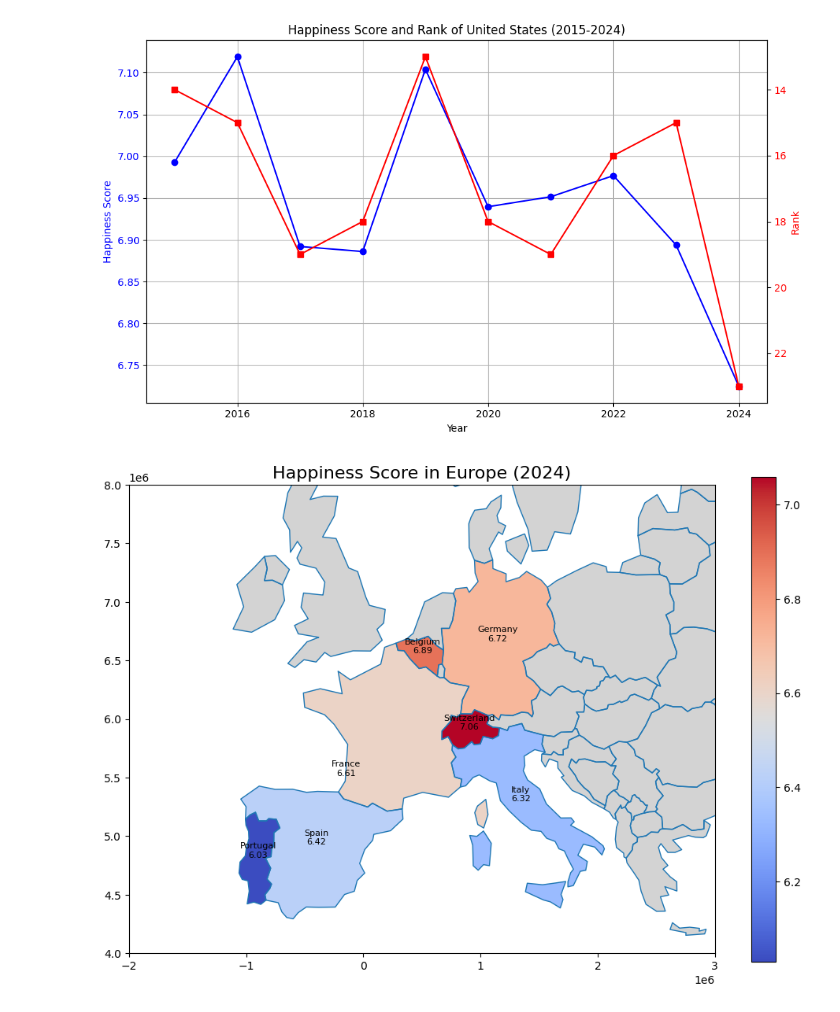
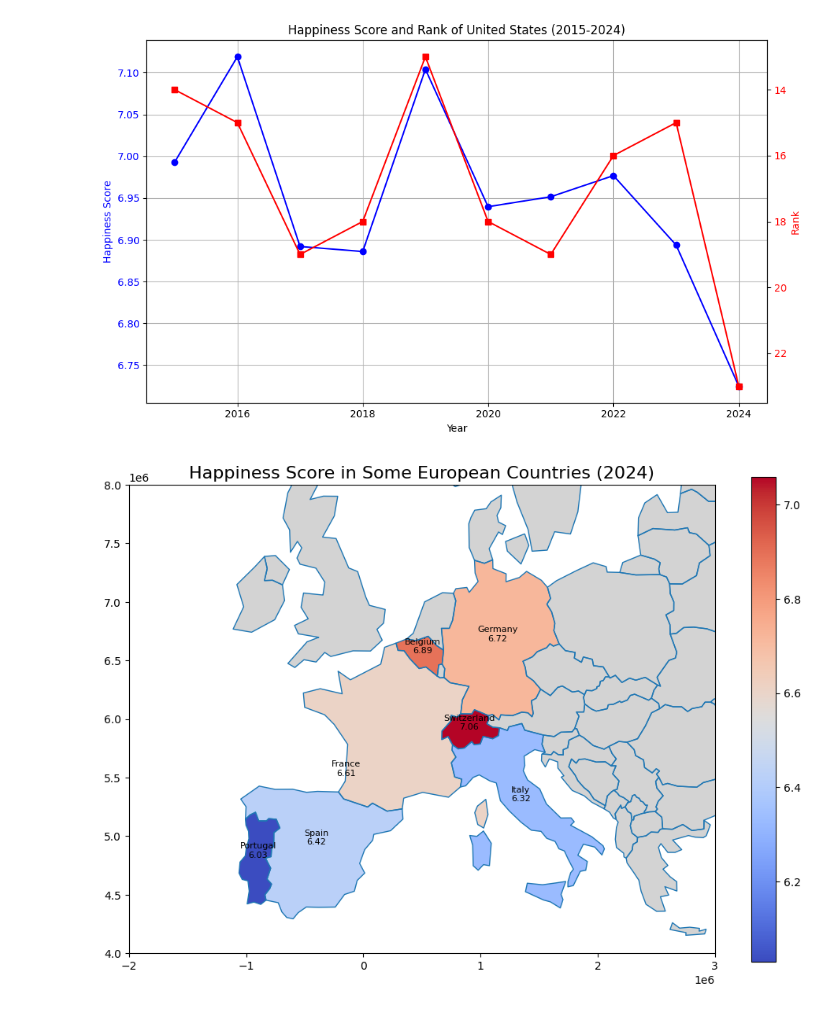
Before and after one commit to com-480-data-visualization/HappiScope, a Jupyter notebook: data/happiness_score_data/data_vis.ipynb, the cells around one changed output. Drawn from its saved outputs; the diff is of its cells as text; code cells hidden in the pictures.

Commit message:
modify data_vis.ipynb of happiness score data

```diff
--- a/data/happiness_score_data/data_vis.ipynb
+++ b/data/happiness_score_data/data_vis.ipynb
@@ -112,32 +112,32 @@ file_path = os.path.join(input_dir, f'{year}_report.csv')
 # data of 2024
 yearly_data = pd.read_csv(file_path)
 
 # filter out the data of countries in the example list
 european_data = yearly_data[yearly_data['country'].isin(countries_to_plot)][['country', 'happiness_score']]
 
 # merge the shapefile data with the example data
 europe = europe.merge(european_data[['country', 'happiness_score']], left_on='NAME', right_on='country', how='left')
 
 # cast the coordinate reference system to Web Mercator
 europe = europe.to_crs(epsg=3857)
 
 fig, ax = plt.subplots(1, 1, figsize=(12, 8))
 
 # set the range of longitude and latitude
 xlim = (-2000000, 3000000)
 ylim = (4000000, 8000000)
 
 europe.boundary.plot(ax=ax, linewidth=1)
 europe.plot(column='happiness_score', ax=ax, legend=True, cmap='coolwarm', missing_kwds={"color": "lightgrey"})
 
 for x, y, label, score in zip(europe.geometry.centroid.x, europe.geometry.centroid.y, europe['NAME'], europe['happiness_score']):
     if not pd.isna(score):
         ax.text(x, y, f"{label}\n{score:.2f}", fontsize=8, ha='center', color='black')
 
 ax.set_xlim(xlim)
 ax.set_ylim(ylim)
 
-plt.title('Happiness Score in Europe (2024)', fontsize=16)
+plt.title('Happiness Score in Some European Countries (2024)', fontsize=16)
 plt.show()
 # %% [output]
-[figure, old version]
+[figure, new version]
```
